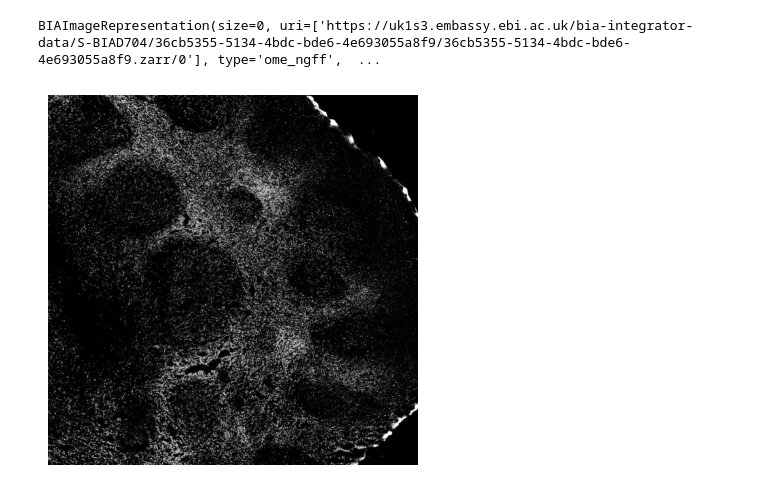
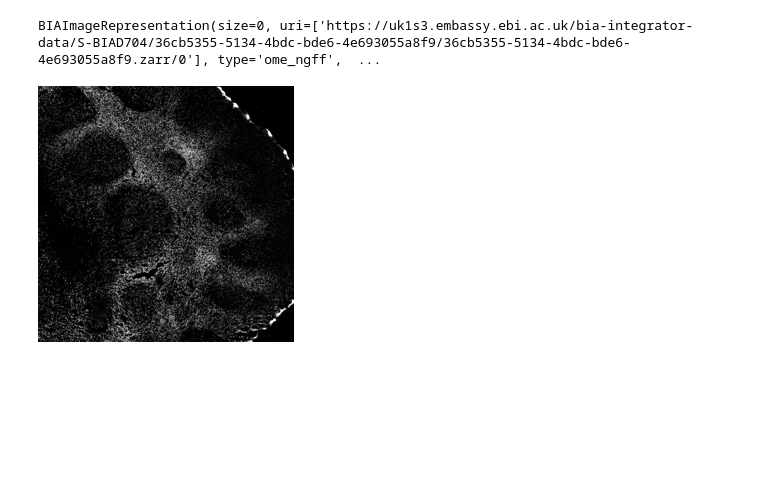
Before and after one commit to BioImage-Archive/bia-explorer, a Jupyter notebook: example_notebooks/api/BIA-api-visualisation-notebook.ipynb, the cells around one changed output. Cells and saved outputs as stored; diff of their text form; code cells hidden in the pictures; blank space fills up the shorter version.

Commit message:
Replace pyplot with PIL for image slices

```diff
--- a/example_notebooks/api/BIA-api-visualisation-notebook.ipynb
+++ b/example_notebooks/api/BIA-api-visualisation-notebook.ipynb
@@ -46,10 +46,10 @@ BIAImageRepresentation(size=0, uri=['https://uk1s3.embassy.ebi.ac.uk/bia-integra
 # %%
 # Get a specific representation and display it
 
 study = api.BIAStudy.get_by_accession("S-BIAD704")
 image_representation = next(study.get_image_representations(
     api.ImageRepresentationType.OME_NGFF
 ))
-image_representation.pyplot_display_slice(api.ImageSlice(c=0,t=0,z=0))
+image_representation.get_slice_image(api.ImageSlice(c=0,t=0,z=0), img_h=256)
 # %% [output]
-[figure, old version]
+[figure, new version]
```
Also changed, not shown: 3 other files.
